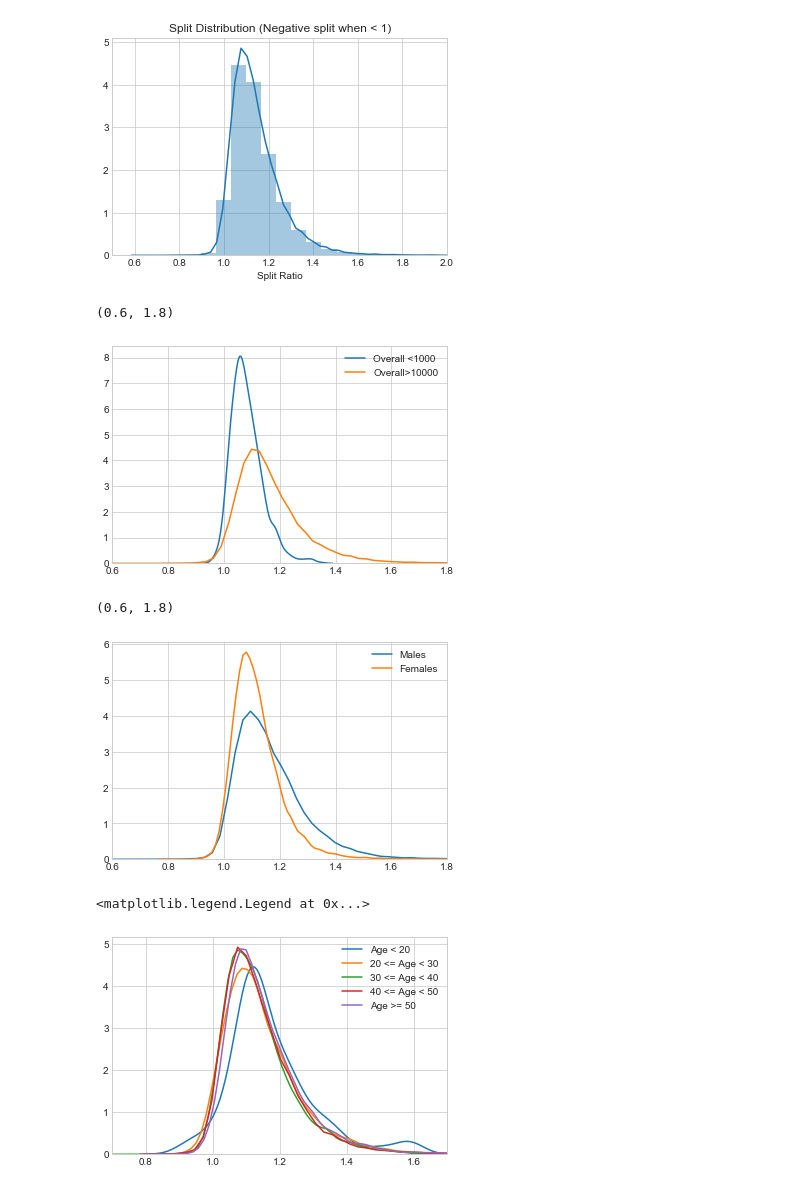
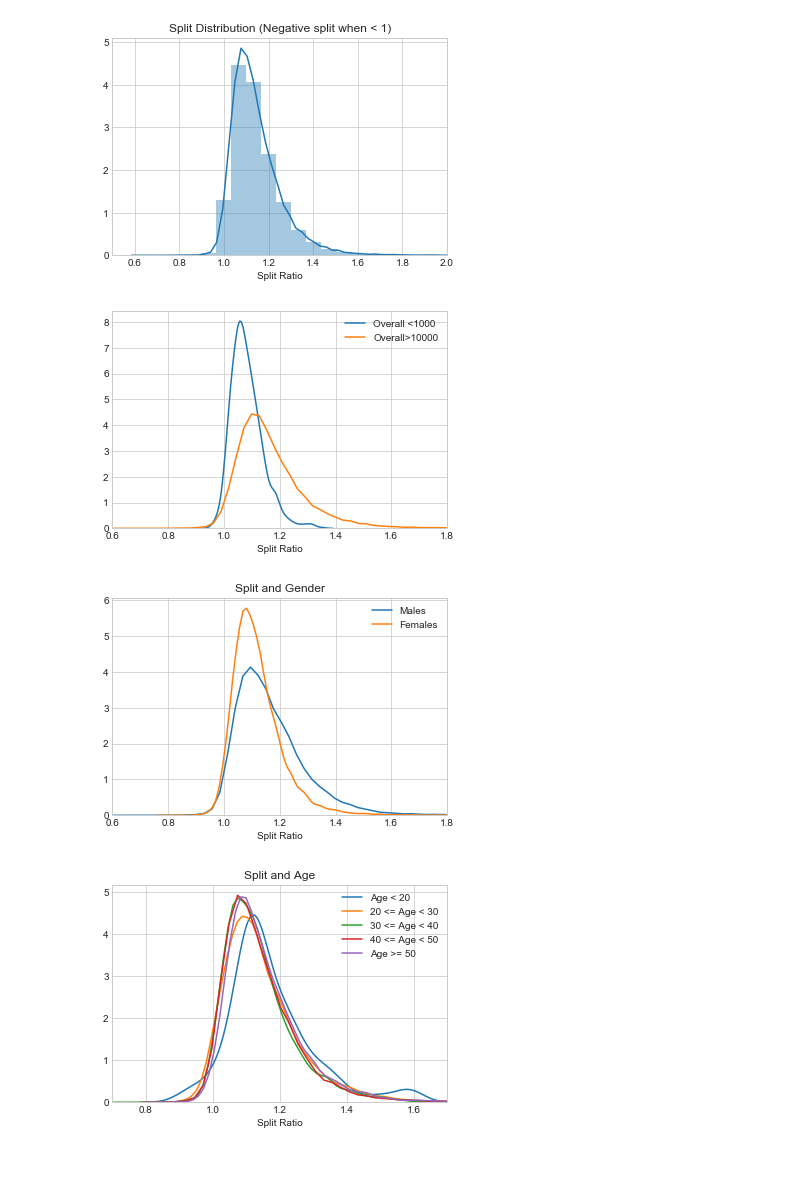
Before and after one commit to royaa57/Ece143-Project-BostonMarathon, a Jupyter notebook: Reasons that may influence splits.ipynb, the cells around one changed output. Saved outputs shown, nothing was run; the diff lists cells and outputs as text; code cells hidden in the pictures; blank space fills up the shorter version.

```diff
--- a/Reasons that may influence splits.ipynb
+++ b/Reasons that may influence splits.ipynb
@@ -38,19 +38,22 @@ Text(0.5,1,'Split Distribution (Negative split when < 1)')
 # %%
 sns.kdeplot(df_split.split_ratio[df_split.Overall < 1000])
 sns.kdeplot(df_split.split_ratio[df_split.Overall > 10000])
 plt.legend(['Overall <1000','Overall>10000'])
 plt.xlim([0.6,1.8])
+plt.xlabel('Split Ratio')
+plt.savefig("Split and Rank.png")
 # %% [output]
-(0.6, 1.8)
-[figure, old version]
+[figure, new version]
 # %%
 sns.kdeplot(df_split.split_ratio[df_split['M/F'] == 'M'])
 sns.kdeplot(df_split.split_ratio[df_split['M/F'] == 'F'])
 plt.legend(['Males','Females'])
 plt.xlim([0.6,1.8])
+plt.title('Split and Gender')
+plt.xlabel('Split Ratio')
+plt.savefig("Split and Gender.png")
 # %% [output]
-(0.6, 1.8)
-[figure, old version]
+[figure, new version]
 # %%
 sns.kdeplot(df_split.split_ratio[df_split.Age < 20])
 sns.kdeplot(df_split.split_ratio[(df_split.Age>=20)&(df_split.Age<30)])
@@ -59,6 +62,8 @@ sns.kdeplot(df_split.split_ratio[(df_split.Age>=40)&(df_split.Age<50)])
 sns.kdeplot(df_split.split_ratio[df_split.Age >= 50])
 plt.xlim([0.7,1.7])
 plt.legend(['Age < 20', '20 <= Age < 30','30 <= Age < 40','40 <= Age < 50','Age >= 50'])
+plt.xlabel('Split Ratio')
+plt.title('Split and Age')
+plt.savefig("Split and Age.png")
 # %% [output]
-<matplotlib.legend.Legend at 0x...>
-[figure, old version]
+[figure, new version]
```
